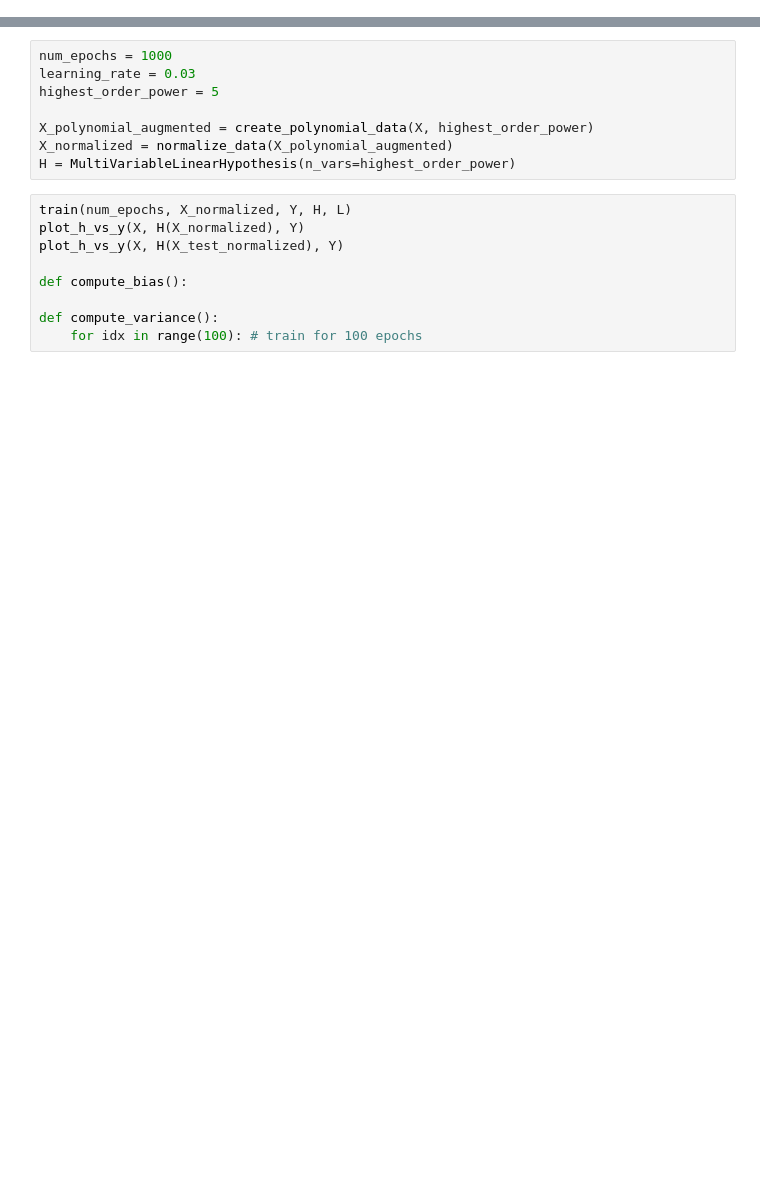
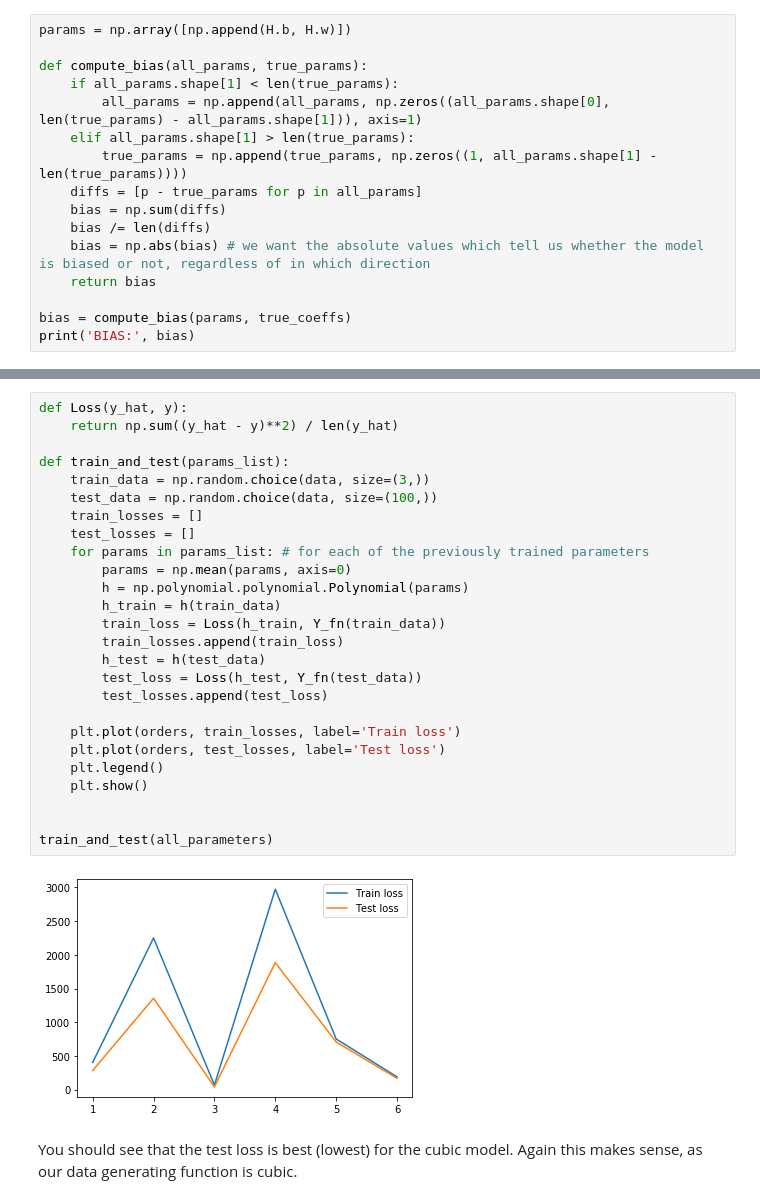
Before and after one commit to raihaan123/Strong-ML-Foundations, a Jupyter notebook: Bias, variance and generalisation.ipynb, the cells around one changed output, grey strips where cells are left out. Cells and saved outputs as stored; diff of their text form; blank space fills up the shorter version.

```diff
--- a/Bias, variance and generalisation.ipynb
+++ b/Bias, variance and generalisation.ipynb
@@ -200,0 +174,16 @@ We only know in this case because we made it ourselves. But because we do know i
+# %%
+params = np.array([np.append(H.b, H.w)])
+
+def compute_bias(all_params, true_params):
+    if all_params.shape[1] < len(true_params):
+        all_params = np.append(all_params, np.zeros((all_params.shape[0], len(true_params) - all_params.shape[1])), axis=1)
+    elif all_params.shape[1] > len(true_params):
+        true_params = np.append(true_params, np.zeros((1, all_params.shape[1] - len(true_params))))
+    diffs = [p - true_params for p in all_params]
+    bias = np.sum(diffs)
+    bias /= len(diffs)
+    bias = np.abs(bias) # we want the absolute values which tell us whether the model is biased or not, regardless of in which direction
+    return bias
+
+bias = compute_bias(params, true_coeffs)
+print('BIAS:', bias)
@@ -245,17 +340,30 @@ Again, in practice it's very unlikely that we ever actually know the parameteris
-# %%
-num_epochs = 1000
-learning_rate = 0.03
-highest_order_power = 5
-
-X_polynomial_augmented = create_polynomial_data(X, highest_order_power)
-X_normalized = normalize_data(X_polynomial_augmented)
-H = MultiVariableLinearHypothesis(n_vars=highest_order_power)
-# %%
-train(num_epochs, X_normalized, Y, H, L)
-plot_h_vs_y(X, H(X_normalized), Y)
-plot_h_vs_y(X, H(X_test_normalized), Y)
-
-def compute_bias():
-
-def compute_variance():
-    for idx in range(100): # train for 100 epochs
+# %%
+def Loss(y_hat, y):
+    return np.sum((y_hat - y)**2) / len(y_hat)
+
+def train_and_test(params_list):
+    train_data = np.random.choice(data, size=(3,))
+    test_data = np.random.choice(data, size=(100,))
+    train_losses = []
+    test_losses = []
+    for params in params_list: # for each of the previously trained parameters
+        params = np.mean(params, axis=0)
+        h = np.polynomial.polynomial.Polynomial(params)
+        h_train = h(train_data)
+        train_loss = Loss(h_train, Y_fn(train_data))
+        train_losses.append(train_loss)
+        h_test = h(test_data)
+        test_loss = Loss(h_test, Y_fn(test_data))
+        test_losses.append(test_loss)
+
+    plt.plot(orders, train_losses, label='Train loss')
+    plt.plot(orders, test_losses, label='Test loss')
+    plt.legend()
+    plt.show()
+
+
+train_and_test(all_parameters)
+# %% [output]
+[figure, added]
+# %% [markdown]
+You should see that the test loss is best (lowest) for the cubic model. Again this makes sense, as our data generating function is cubic.
```
Also changed, not shown: parts of 18 cells of this notebook, 6 other files.
